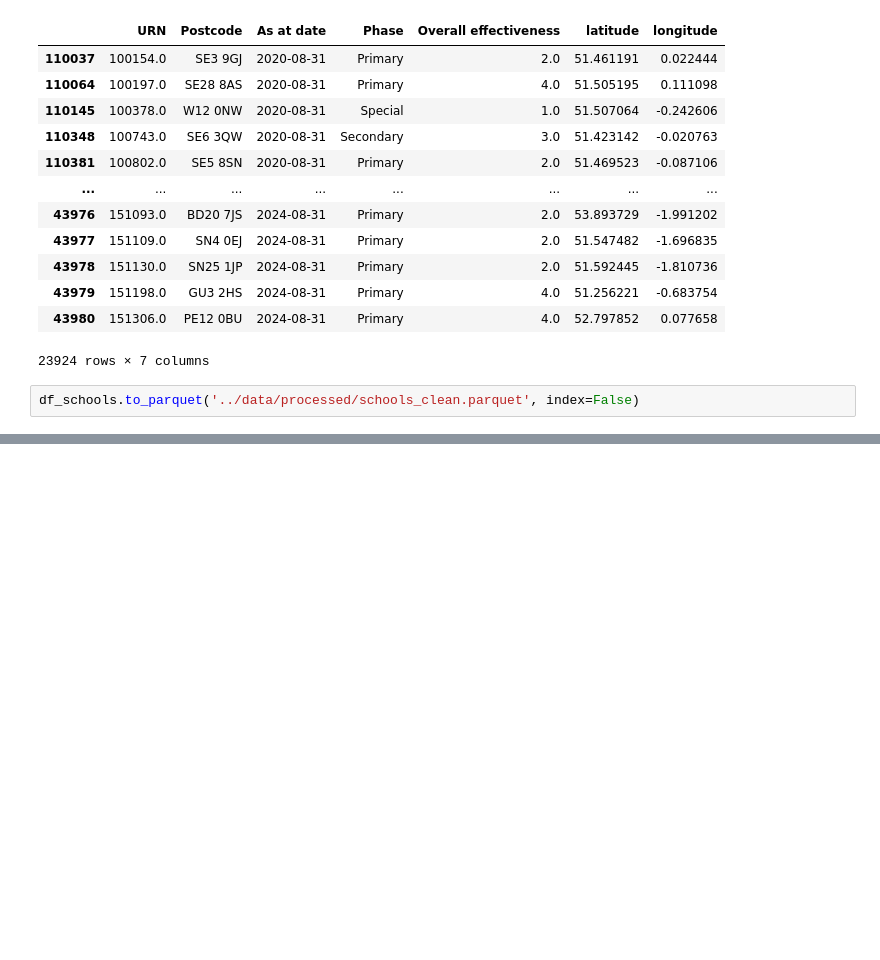
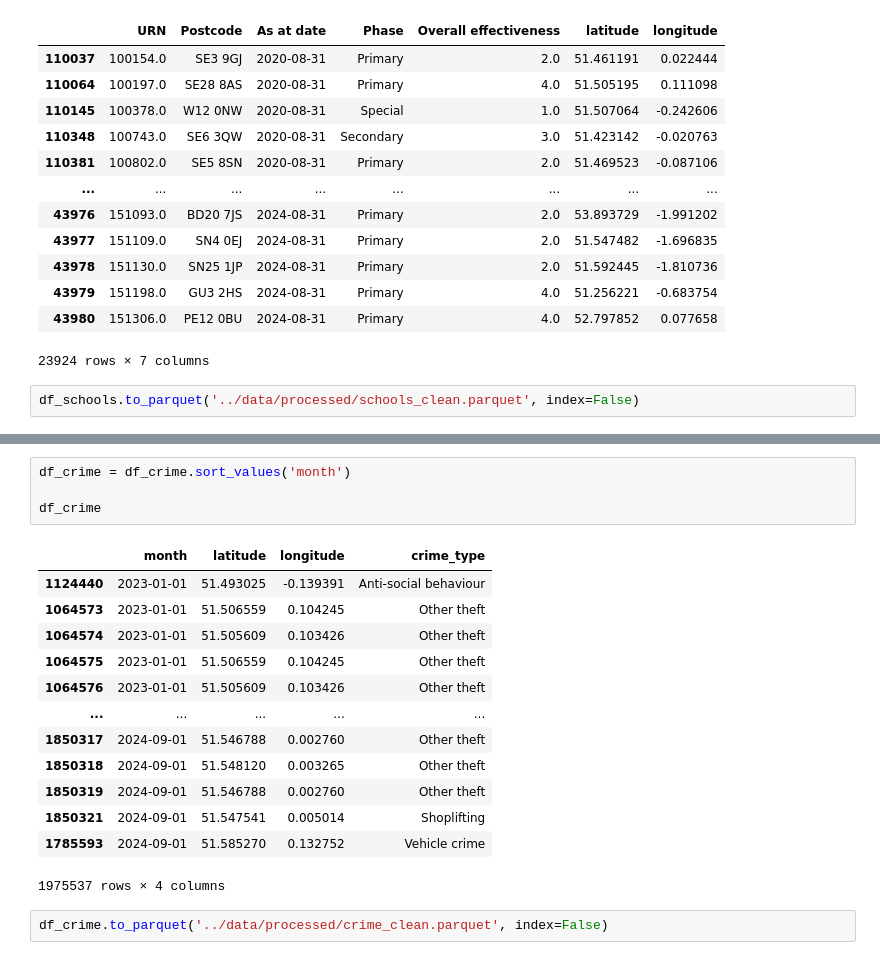
Before and after one commit to jonathanskuy/london-property-price-prediction, a Jupyter notebook: notebooks/feature_engineering.ipynb, the cells around one changed output, grey strips where cells are left out. Drawn from its saved outputs; the diff is of its cells as text; blank space fills up the shorter version.

```diff
--- a/notebooks/feature_engineering.ipynb
+++ b/notebooks/feature_engineering.ipynb
@@ -600,0 +635,20 @@ df_schools.to_parquet('../data/processed/schools_clean.parquet', index=False)
+# %%
+df_crime = df_crime.sort_values('month')
+
+df_crime
+# %% [output]
+|  | month | latitude | longitude | crime_type |
+| 1124440 | 2023-01-01 | 51.493025 | -0.139391 | Anti-social behaviour |
+| 1064573 | 2023-01-01 | 51.506559 | 0.104245 | Other theft |
+| 1064574 | 2023-01-01 | 51.505609 | 0.103426 | Other theft |
+| 1064575 | 2023-01-01 | 51.506559 | 0.104245 | Other theft |
+| 1064576 | 2023-01-01 | 51.505609 | 0.103426 | Other theft |
+| ... | ... | ... | ... | ... |
+| 1850317 | 2024-09-01 | 51.546788 | 0.002760 | Other theft |
+| 1850318 | 2024-09-01 | 51.548120 | 0.003265 | Other theft |
+| 1850319 | 2024-09-01 | 51.546788 | 0.002760 | Other theft |
+| 1850321 | 2024-09-01 | 51.547541 | 0.005014 | Shoplifting |
+| 1785593 | 2024-09-01 | 51.585270 | 0.132752 | Vehicle crime |
+1975537 rows × 4 columns
+# %%
+df_crime.to_parquet('../data/processed/crime_clean.parquet', index=False)
```
Also changed, not shown: parts of 3 cells of this notebook, 2 other files.
